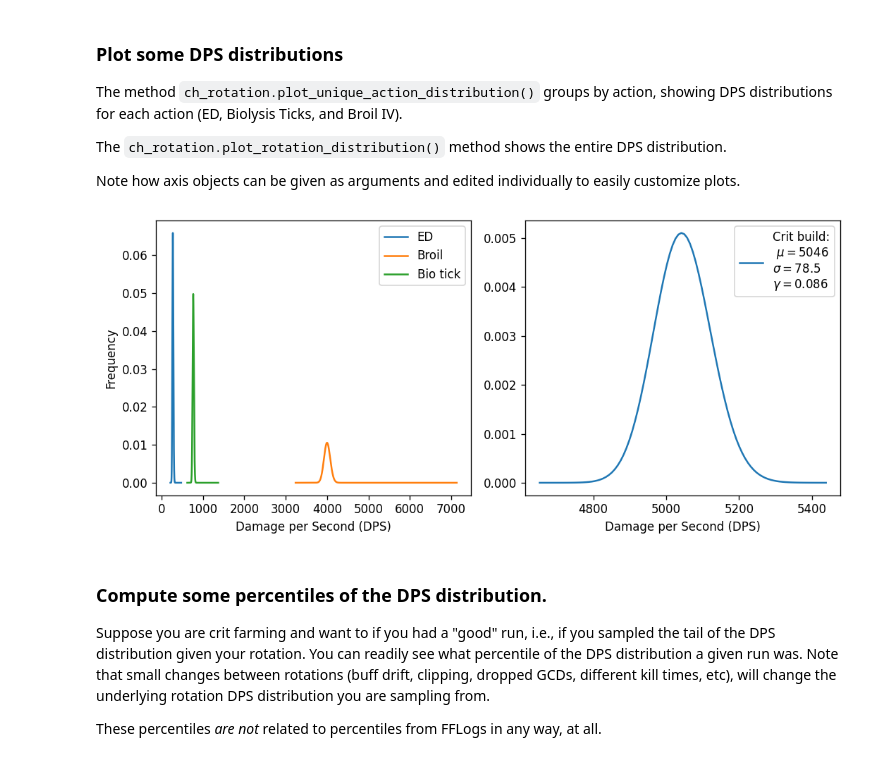
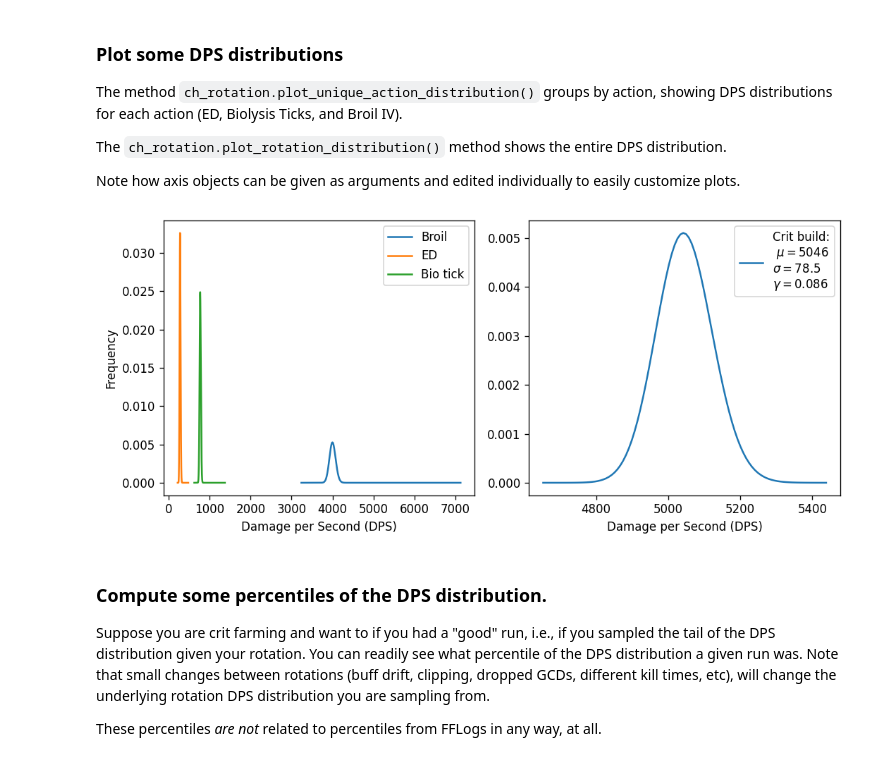
Before and after one commit to ffxiv-acerola/ffxiv_stats, a Jupyter notebook: examples/deterministic-rotations.ipynb, the cells around one changed output. Drawn from its saved outputs; the diff is of its cells as text; code cells hidden in the pictures.

```diff
--- a/examples/deterministic-rotations.ipynb
+++ b/examples/deterministic-rotations.ipynb
@@ -27,8 +27,9 @@ ch_rotation_df = pd.DataFrame({
     'p': [crit_p.p, crit_p_cs, crit_p.p, crit_p_cs, crit_p.p, crit_p_cs],
     'l_c': [crit_p.l_c]*6,
     'buffs': [None]*6,
-    'is-dot': [0, 0, 0, 0, 1, 1],
-    'action-name': ['Broil', 'Broil-CS', 'ED', 'ED-CS', 'Bio tick', 'Bio tick-CS']
+    'is_dot': [0, 0, 0, 0, 1, 1],
+    'action_name': ['Broil', 'Broil-CS', 'ED', 'ED-CS', 'Bio tick', 'Bio tick-CS'],
+    'base_action': ['Broil', 'Broil', 'ED', 'ED', 'Bio tick', 'Bio tick']
 })
 
 ch_rotation_df
@@ -53,18 +54,18 @@ Note how axis objects can be given as arguments and edited individually to easil
 # %%
 fig, ax = plt.subplots(1,2, figsize=(9,4), dpi=120)
 
-ax[0] = ch_rotation.plot_unique_action_distribution(ax[0])
+ax[0] = ch_rotation.plot_unique_action_distributions(ax[0])
 
 label_str = f'Crit build:\n $\mu = {ch_rotation.rotation_mean:.0f}$\n$\sigma={ch_rotation.rotation_std:.1f}$\n$\gamma={ch_rotation.rotation_skewness:.3f}$'
 ax[1] = ch_rotation.plot_rotation_distribution(ax[1], label=label_str)
 
 ax[0].set_ylabel('Frequency')
 ax[0].set_xlabel('Damage per Second (DPS)')
 ax[1].legend()
 plt.tight_layout()
 plt.show()
 # %% [output]
-[figure, old version]
+[figure, new version]
 # %% [markdown]
 ### Compute some percentiles of the DPS distribution.
 
```
Also changed, not shown: parts of 5 cells of this notebook, 2 other files.
